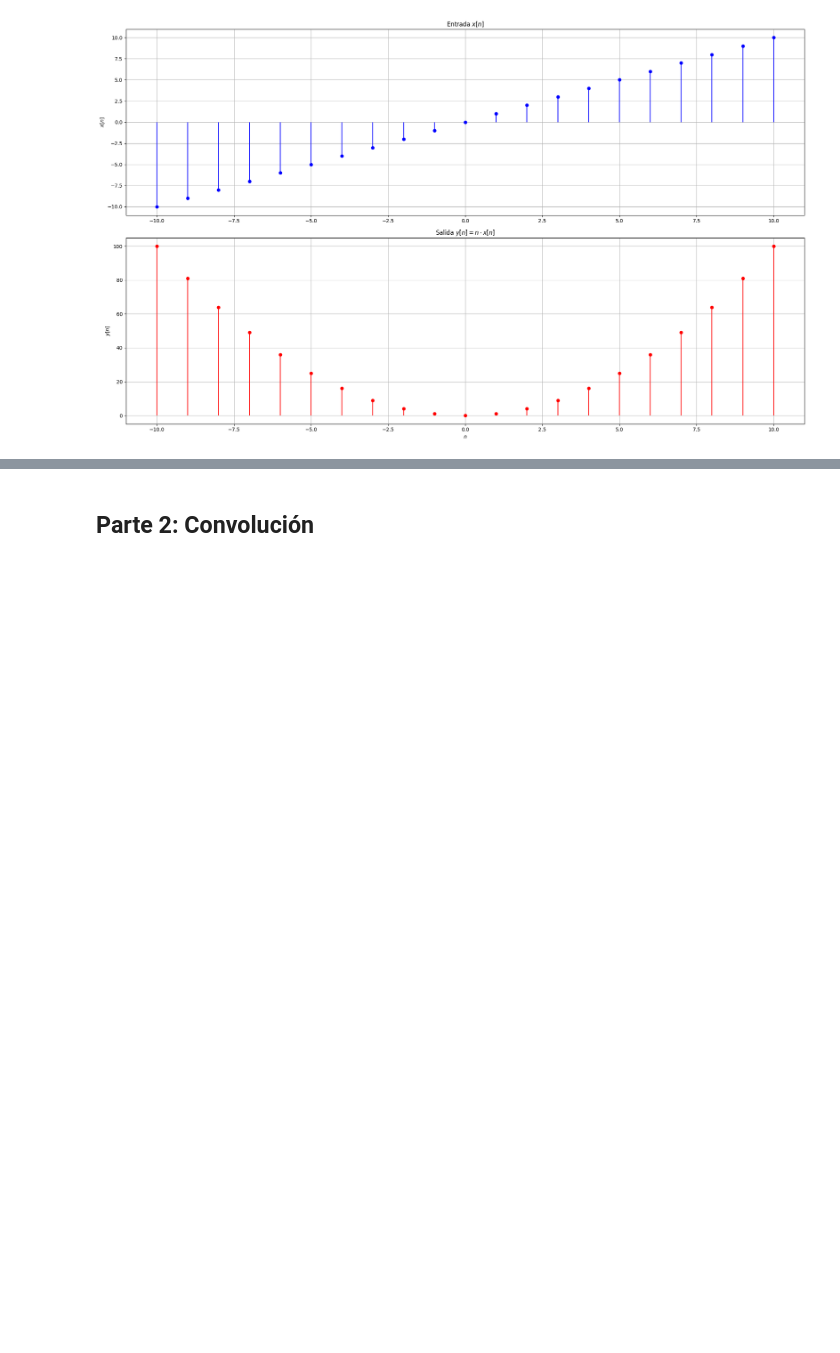
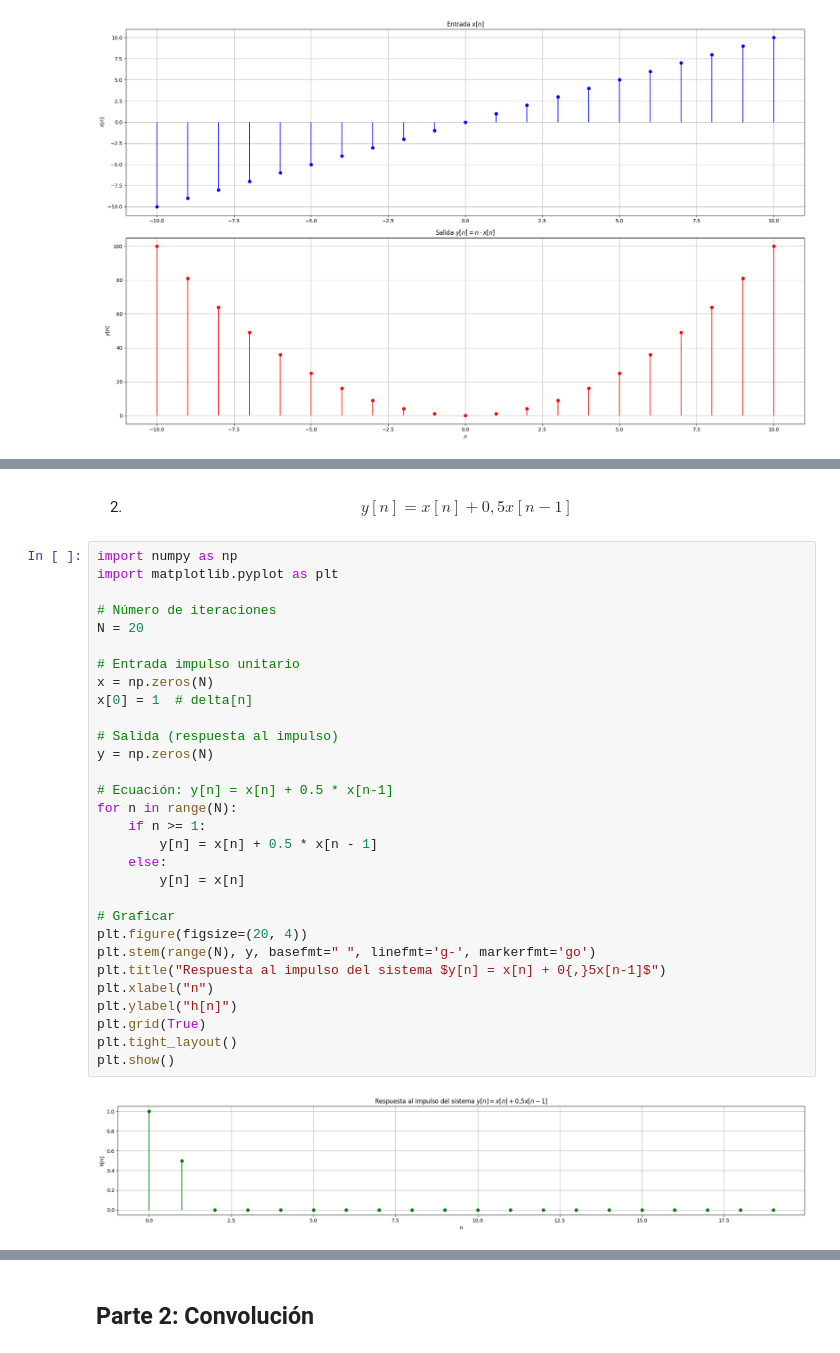
Before and after one commit to JuanKeiner/PDS_2025, a Jupyter notebook: Guia2/Guia2.ipynb, the cells around one changed output, grey strips where cells are left out. Saved outputs shown, nothing was run; the diff lists cells and outputs as text; blank space fills up the shorter version.

```diff
--- a/Guia2/Guia2.ipynb
+++ b/Guia2/Guia2.ipynb
@@ -224,0 +267,34 @@ $$
+# %% [markdown]
+2. $$y[n] = x[n] + 0,5x[n − 1]$$
+# %%
+import numpy as np
+import matplotlib.pyplot as plt
+
+# Número de iteraciones
+N = 20
+
+# Entrada impulso unitario
+x = np.zeros(N)
+x[0] = 1  # delta[n]
+
+# Salida (respuesta al impulso)
+y = np.zeros(N)
+
+# Ecuación: y[n] = x[n] + 0.5 * x[n-1]
+for n in range(N):
+    if n >= 1:
+        y[n] = x[n] + 0.5 * x[n - 1]
+    else:
+        y[n] = x[n]
+
+# Graficar
+plt.figure(figsize=(20, 4))
+plt.stem(range(N), y, basefmt=" ", linefmt='g-', markerfmt='go')
+plt.title("Respuesta al impulso del sistema $y[n] = x[n] + 0{,}5x[n-1]$")
+plt.xlabel("n")
+plt.ylabel("h[n]")
+plt.grid(True)
+plt.tight_layout()
+plt.show()
+# %% [output]
+[figure, added]
```
Also changed, not shown: parts of 11 cells of this notebook, 1 other file.
